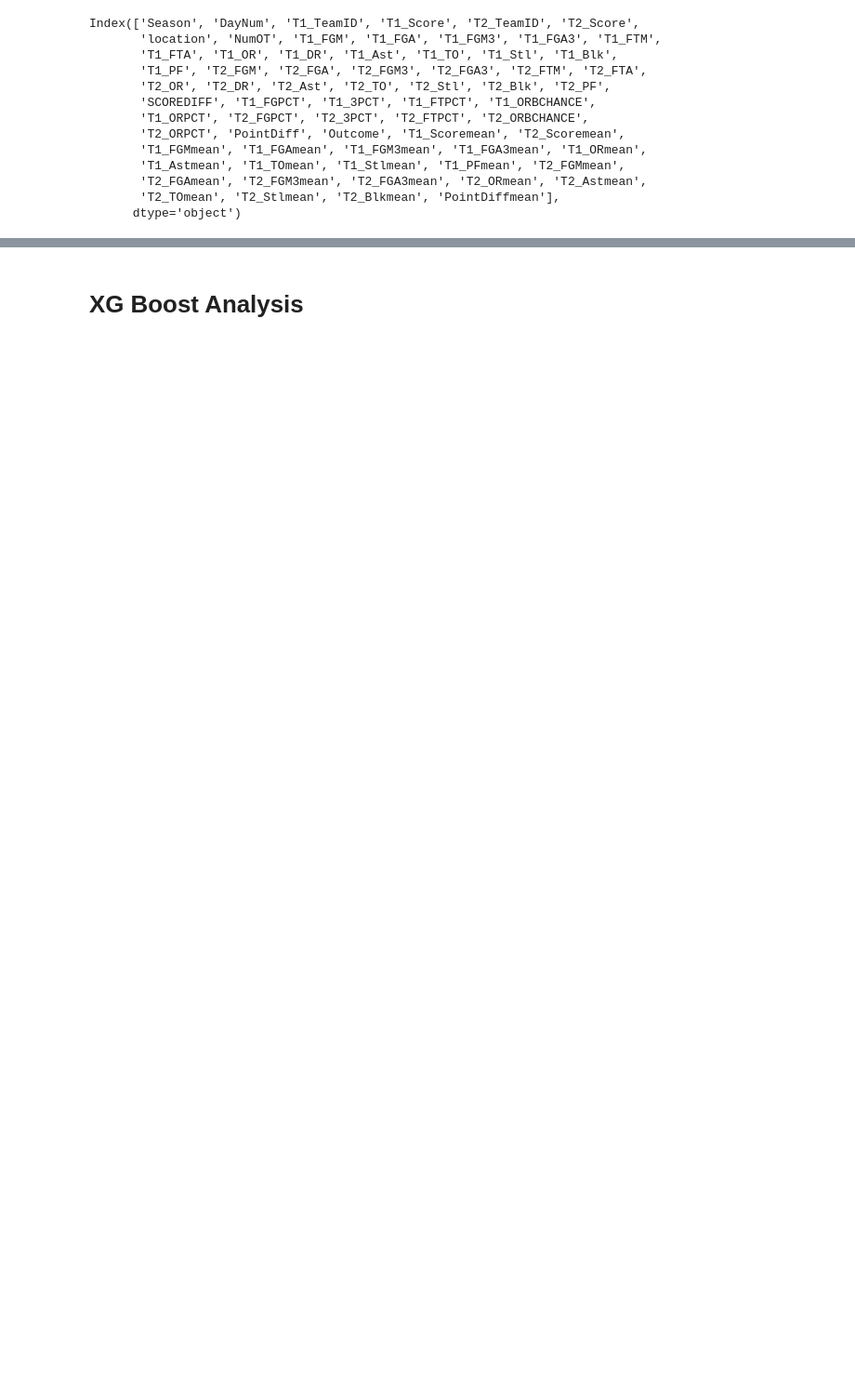
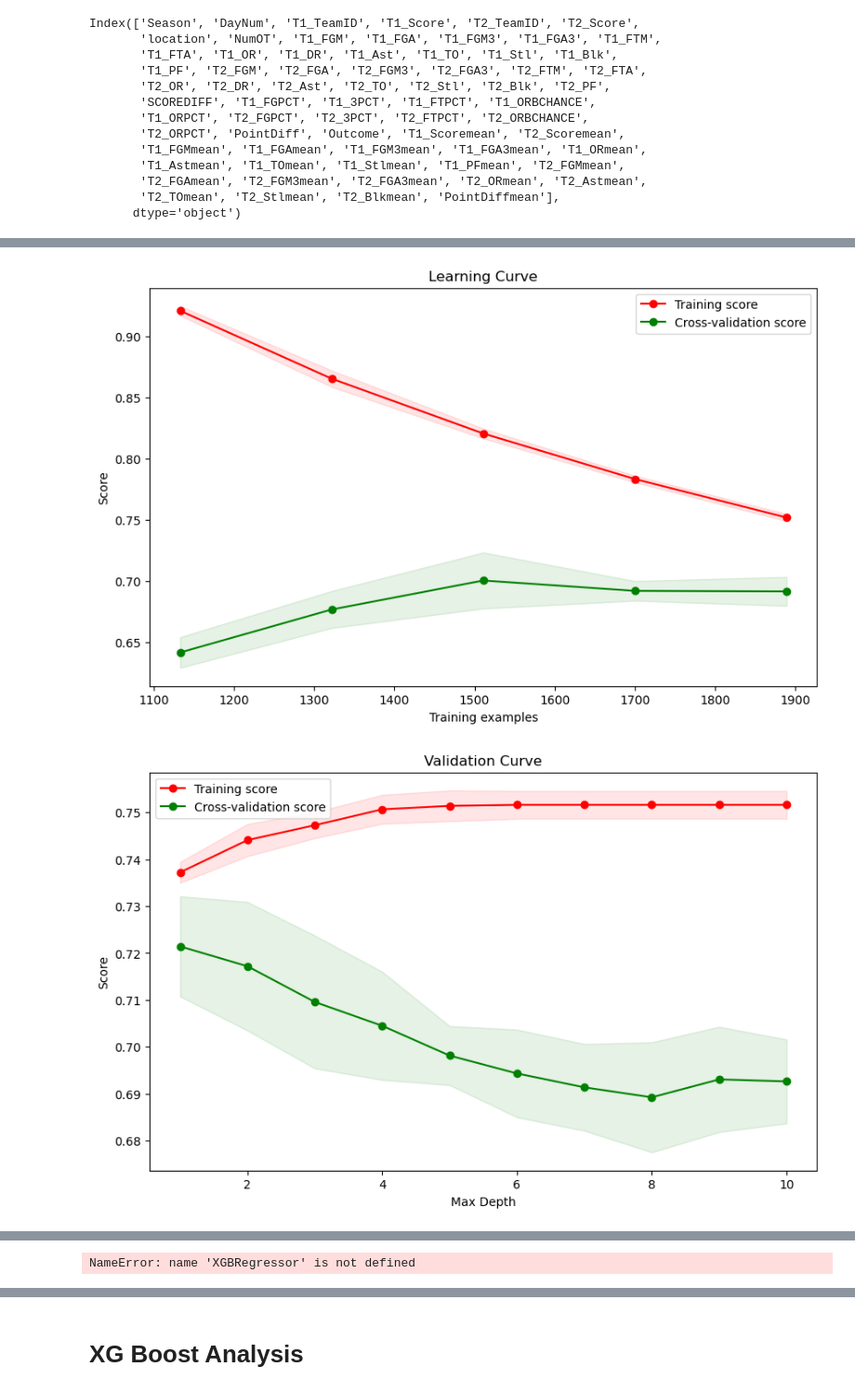
Before and after one commit to joshmccoy2/NCAA_March_Madness, a Jupyter notebook: V1_New.ipynb, the cells around one changed output, grey strips where cells are left out. Shown at 93% size. Cells and saved outputs as stored; diff of their text form; code cells hidden in the pictures; blank space fills up the shorter version.

```diff
--- a/V1_New.ipynb
+++ b/V1_New.ipynb
@@ -284,3 +293,11 @@ Index(['Season', 'DayNum', 'T1_TeamID', 'T1_Score', 'T2_TeamID', 'T2_Score',
        'T2_FGAmean', 'T2_FGM3mean', 'T2_FGA3mean', 'T2_ORmean', 'T2_Astmean',
        'T2_TOmean', 'T2_Stlmean', 'T2_Blkmean', 'PointDiffmean'],
       dtype='object')
+# %%
+# Calculate %FGM and %FGM3 for Team 1
+tournament_data['T1_FG_PCT'] = (tournament_data['T1_FGMmean'] / tournament_data['T1_FGAmean']) * 100
+tournament_data['T1_FGM3_PCT'] = (tournament_data['T1_FGM3mean'] / tournament_data['T1_FGA3mean']) * 100
+
+# Calculate %FGM and %FGM3 for Team 2
+tournament_data['T2_FG_PCT'] = (tournament_data['T2_FGMmean'] / tournament_data['T2_FGAmean']) * 100
+tournament_data['T2_FGM3_PCT'] = (tournament_data['T2_FGM3mean'] / tournament_data['T2_FGA3mean']) * 100
@@ -487,0 +379,68 @@ ValueError: Classification metrics can't handle a mix of binary and unknown targ
+# %%
+import matplotlib.pyplot as plt
+import numpy as np
+from sklearn.model_selection import learning_curve, validation_curve
+from sklearn.metrics import mean_squared_error
+
+# Learning Curve
+train_sizes, train_scores, valid_scores = learning_curve(model, X, y, train_sizes=np.linspace(0.1, 1.0, 10), cv=5)
+train_scores_mean = np.mean(train_scores, axis=1)
+train_scores_std = np.std(train_scores, axis=1)
+valid_scores_mean = np.mean(valid_scores, axis=1)
+valid_scores_std = np.std(valid_scores, axis=1)
+
+plt.figure(figsize=(10, 6))
+plt.fill_between(train_sizes, train_scores_mean - train_scores_std, train_scores_mean + train_scores_std, alpha=0.1, color="r")
+plt.fill_between(train_sizes, valid_scores_mean - valid_scores_std, valid_scores_mean + valid_scores_std, alpha=0.1, color="g")
+plt.plot(train_sizes, train_scores_mean, 'o-', color="r", label="Training score")
+plt.plot(train_sizes, valid_scores_mean, 'o-', color="g", label="Cross-validation score")
+plt.xlabel("Training examples")
+plt.ylabel("Score")
+plt.title("Learning Curve")
+plt.legend(loc="best")
+plt.show()
+
+# Validation Curve
+param_range = np.arange(1, 11)
+train_scores, valid_scores = validation_curve(model, X, y, param_name="max_depth", param_range=param_range, cv=5)
+train_scores_mean = np.mean(train_scores, axis=1)
+train_scores_std = np.std(train_scores, axis=1)
+valid_scores_mean = np.mean(valid_scores, axis=1)
+valid_scores_std = np.std(valid_scores, axis=1)
+
+plt.figure(figsize=(10, 6))
+plt.fill_between(param_range, train_scores_mean - train_scores_std, train_scores_mean + train_scores_std, alpha=0.1, color="r")
+plt.fill_between(param_range, valid_scores_mean - valid_scores_std, valid_scores_mean + valid_scores_std, alpha=0.1, color="g")
+plt.plot(param_range, train_scores_mean, 'o-', color="r", label="Training score")
+plt.plot(param_range, valid_scores_mean, 'o-', color="g", label="Cross-validation score")
+plt.xlabel("Max Depth")
+plt.ylabel("Score")
+plt.title("Validation Curve")
+plt.legend(loc="best")
+plt.show()
+
+# Feature Importance Plot
+feature_importance = model.feature_importances_
+sorted_idx = np.argsort(feature_importance)
+pos = np.arange(sorted_idx.shape[0]) + .5
+plt.figure(figsize=(10, 6))
+plt.barh(pos, feature_importance[sorted_idx], align='center')
+plt.yticks(pos, np.array(X.columns)[sorted_idx])
+plt.xlabel('Feature Importance')
+plt.title('Feature Importance Plot')
+plt.show()
+
+# Residual Plot (if regression)
+if isinstance(model, XGBRegressor):
+    y_pred = model.predict(X)
+    residuals = y - y_pred
+    plt.figure(figsize=(10, 6))
+    plt.scatter(y_pred, residuals)
+    plt.xlabel('Predicted Values')
+    plt.ylabel('Residuals')
+    plt.title('Residual Plot')
+    plt.axhline(y=0, color='r', linestyle='-')
+    plt.show()
+# %% [output]
+[figure, added]
+[figure, added]
@@ -487,0 +448 @@ ValueError: Classification metrics can't handle a mix of binary and unknown targ
+NameError: name 'XGBRegressor' is not defined
```
Also changed, not shown: parts of 25 cells of this notebook.
